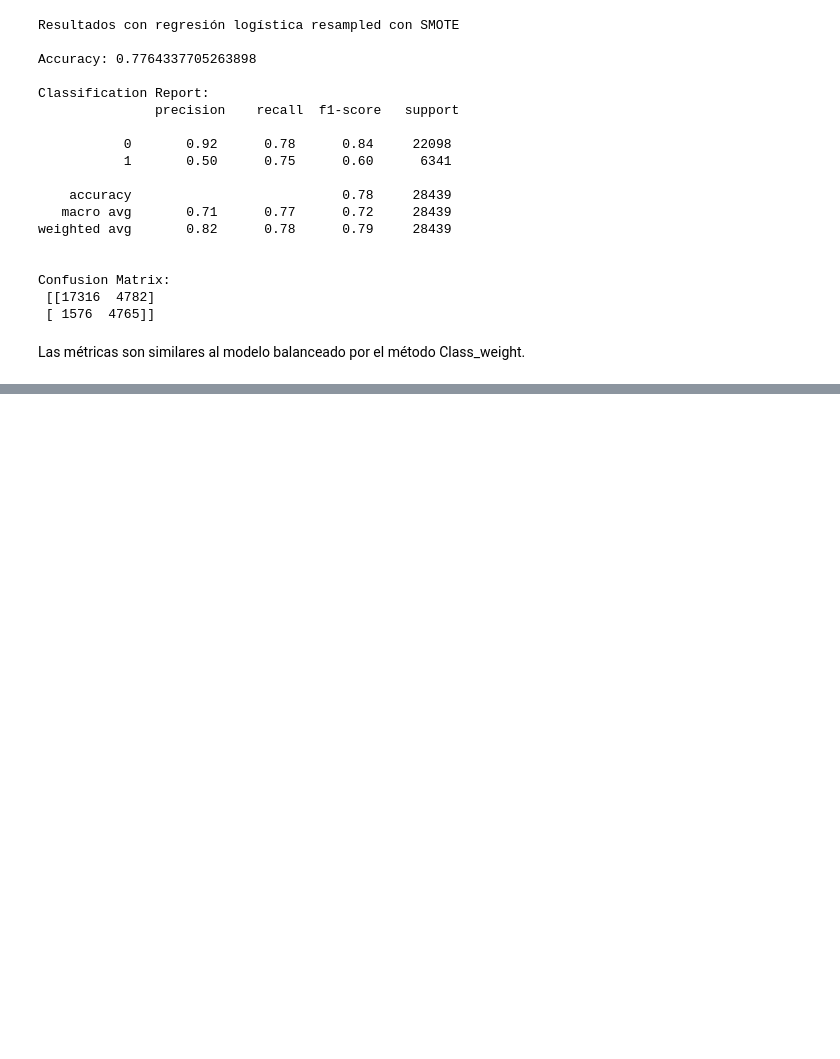
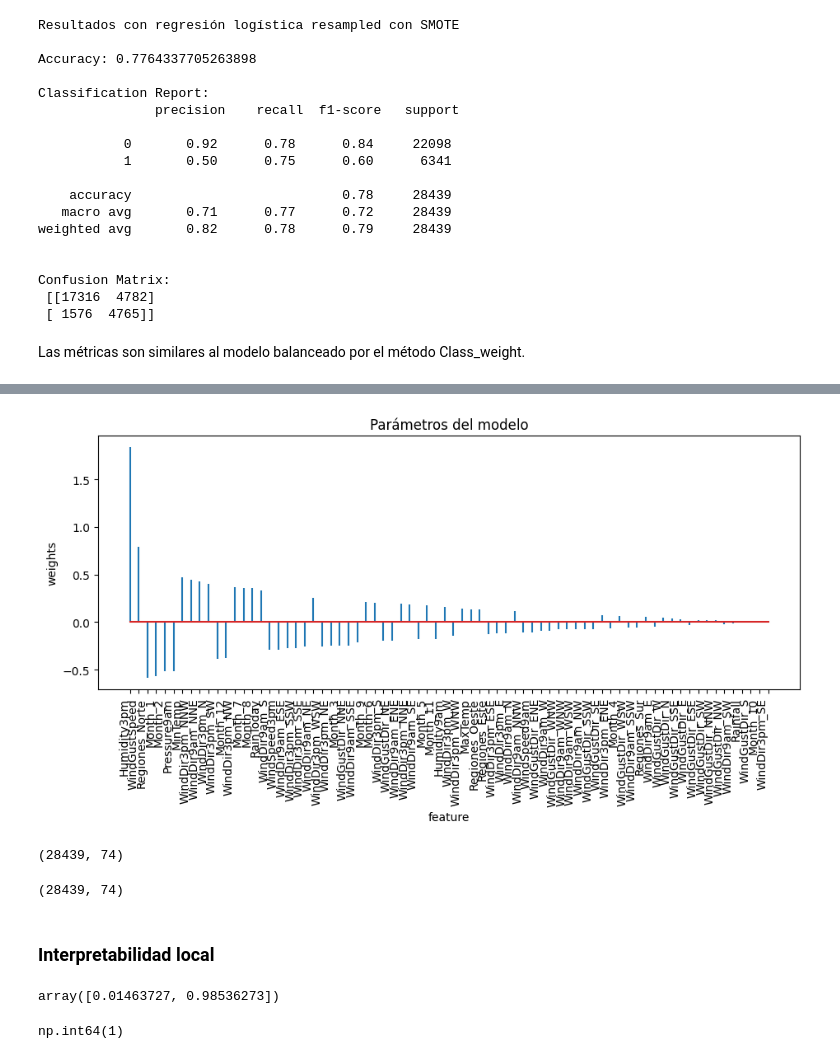
Before and after one commit to CaterinaMartinezD/AA1-TUIA-Casado-MartinezDufour, a Jupyter notebook: TP-clasificacion-AA1.ipynb, the cells around one changed output, grey strips where cells are left out. Cells and saved outputs as stored; diff of their text form; code cells hidden in the pictures; blank space fills up the shorter version.

Commit message:
Agregado de SHAP

```diff
--- a/TP-clasificacion-AA1.ipynb
+++ b/TP-clasificacion-AA1.ipynb
@@ -1458,0 +1476,9 @@ Las métricas son similares al modelo balanceado por el método Class_weight.
+# %%
+# Me voy a basar en el modelo con SMOTE para analizar los coeficientes
+df_coeficientes=pd.DataFrame({'predictor':X_train.columns,'coef':logistic_model_smote.coef_.flatten()})
+# flatten() convierte el array de coeficientes en una versión unidimensional, independientemente de cuántas dimensiones tenga originalmente.
+# %%
+# Mostrar los coeficientes ordenados por su valor absoluto
+df_coeficientes['abs_coef'] = df_coeficientes['coef'].abs()
+df_coeficientes = df_coeficientes.sort_values(by='abs_coef', ascending=False)
+df_coeficientes.head(10)
@@ -1458,0 +1497,11 @@ Las métricas son similares al modelo balanceado por el método Class_weight.
+# %%
+# Graficar los coeficientes del modelo
+fig, ax = plt.subplots(figsize=(11, 4))
+ax.stem(df_coeficientes.predictor, df_coeficientes.coef, markerfmt=' ')
+plt.xticks(rotation=90, ha='right', size=10)
+ax.set_xlabel('feature')
+ax.set_ylabel('weights')
+ax.set_title('Parámetros del modelo')
+plt.show()
+# %% [output]
+[figure, added]
@@ -1458,0 +1514,21 @@ Las métricas son similares al modelo balanceado por el método Class_weight.
+# %%
+shap_values.shape
+# %% [output]
+(28439, 74)
+# %%
+len(y_test),len(feature_names)
+# %% [output]
+(28439, 74)
+# %% [markdown]
+### Interpretabilidad **local**
+# %%
+ # las probabilidades predichas por el modelo para cada clase para cada una observación particular del conjunto de test
+index=0
+logistic_model_smote.predict_proba(X_test)[index]
+# %% [output]
+array([0.01463727, 0.98536273])
+# %%
+# Esta función devuelve la clase predicha por el modelo  para cada una observación particular del conjunto de test
+logistic_model_smote.predict(X_test)[index]
+# %% [output]
+np.int64(1)
```
Also changed, not shown: parts of 18 cells of this notebook, 1 other file.
